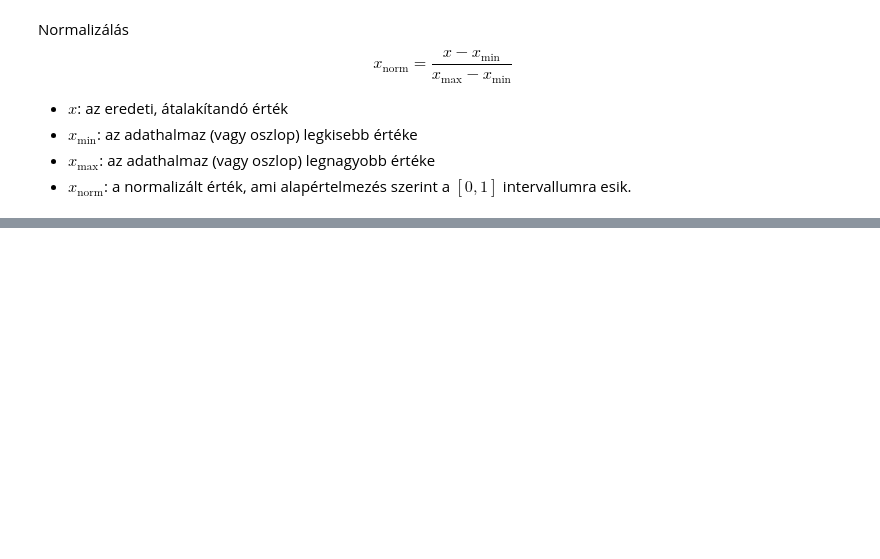
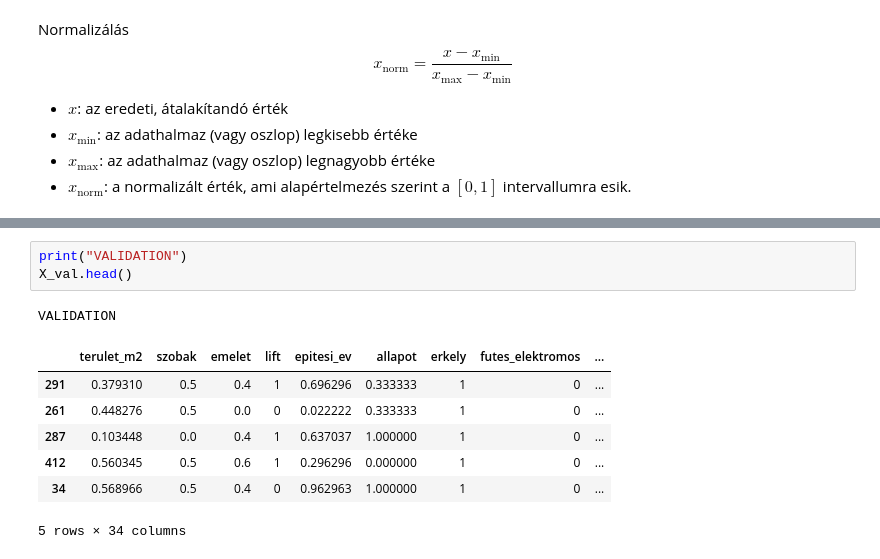
Before and after one commit to Antigorila/BasicNeuralNetwork, a Jupyter notebook: data/dataPreparation.ipynb, the cells around one changed output, grey strips where cells are left out. Cells and saved outputs as stored; diff of their text form; blank space fills up the shorter version.

```diff
--- a/data/dataPreparation.ipynb
+++ b/data/dataPreparation.ipynb
@@ -94,0 +147,12 @@ $$x_{\text{norm}} = \frac{x - x_{\text{min}}}{x_{\text{max}} - x_{\text{min}}}$$
+# %%
+print("VALIDATION")
+X_val.head()
+# %% [output]
+VALIDATION
+|  | terulet_m2 | szobak | emelet | lift | epitesi_ev | allapot | erkely | futes_elektromos | ... |
+| 291 | 0.379310 | 0.5 | 0.4 | 1 | 0.696296 | 0.333333 | 1 | 0 | ... |
+| 261 | 0.448276 | 0.5 | 0.0 | 0 | 0.022222 | 0.333333 | 1 | 0 | ... |
+| 287 | 0.103448 | 0.0 | 0.4 | 1 | 0.637037 | 1.000000 | 1 | 0 | ... |
+| 412 | 0.560345 | 0.5 | 0.6 | 1 | 0.296296 | 0.000000 | 1 | 0 | ... |
+| 34 | 0.568966 | 0.5 | 0.4 | 0 | 0.962963 | 1.000000 | 1 | 0 | ... |
+5 rows × 34 columns
```
Also changed, not shown: parts of 7 cells of this notebook.
